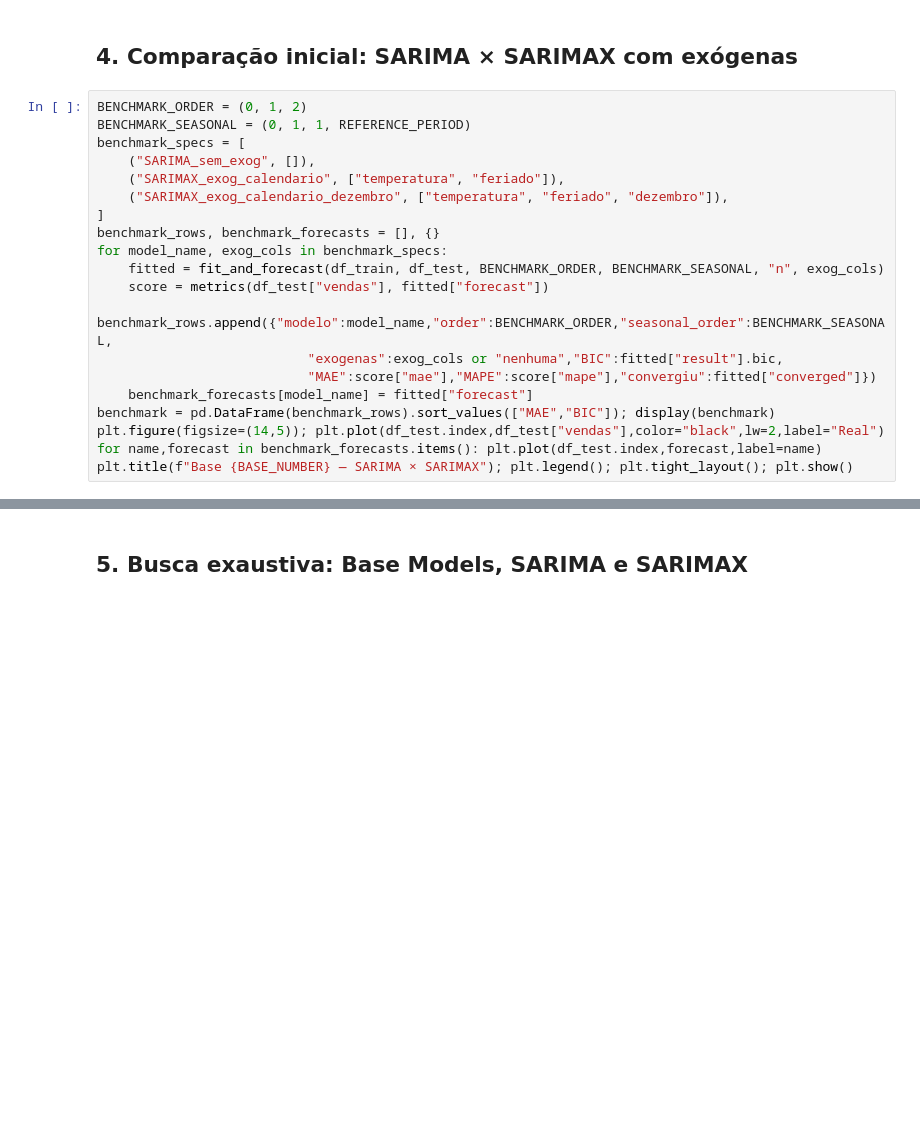
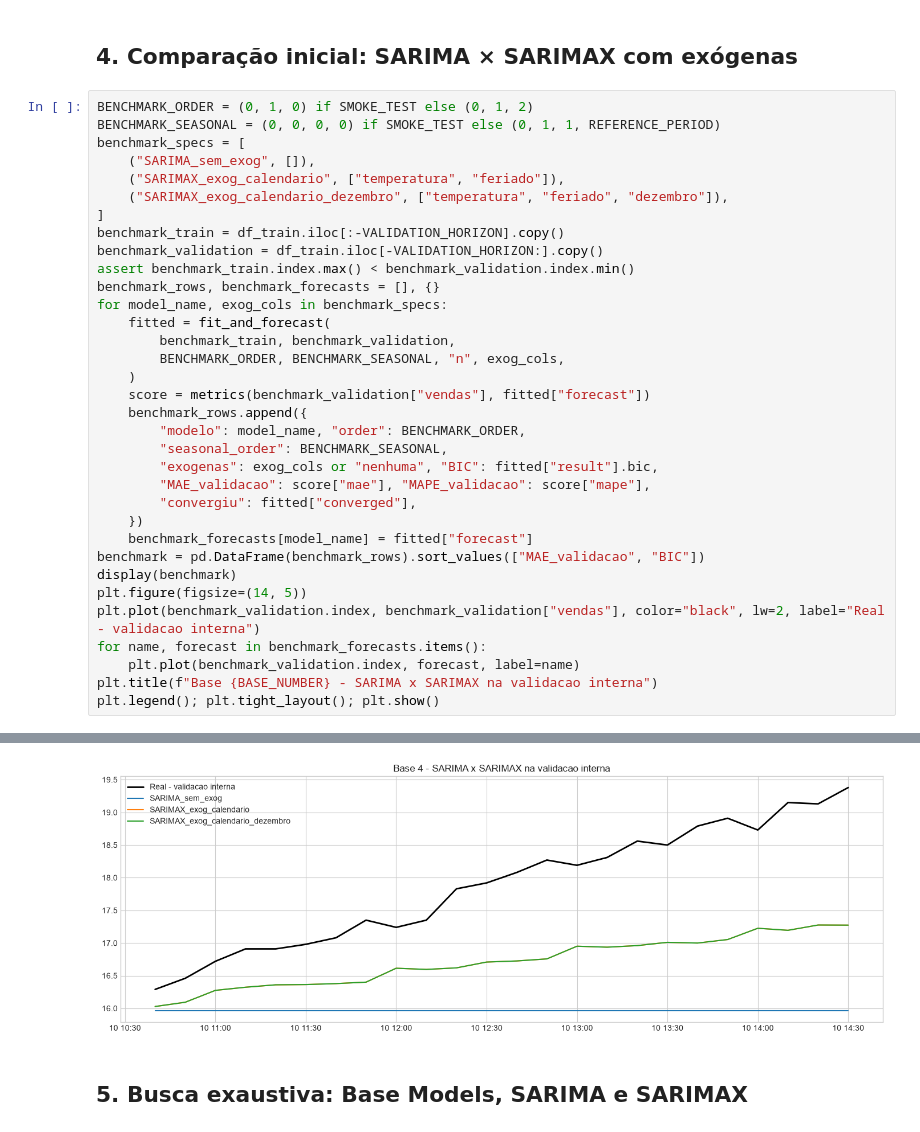
Before and after one commit to lemosriosl/TrabalhoDanielModelos, a Jupyter notebook: notebooks/base_04-grupo4_SARIMAX.ipynb, the cells around one changed output, grey strips where cells are left out. Cells and saved outputs as stored; diff of their text form; blank space fills up the shorter version.

```diff
--- a/notebooks/base_04-grupo4_SARIMAX.ipynb
+++ b/notebooks/base_04-grupo4_SARIMAX.ipynb
@@ -235,22 +288,37 @@ def fit_and_forecast(train,future,order,seasonal_order,trend="n",exog_cols=None)
 # %% [markdown]
 ## 4. Comparação inicial: SARIMA × SARIMAX com exógenas
 # %%
-BENCHMARK_ORDER = (0, 1, 2)
-BENCHMARK_SEASONAL = (0, 1, 1, REFERENCE_PERIOD)
+BENCHMARK_ORDER = (0, 1, 0) if SMOKE_TEST else (0, 1, 2)
+BENCHMARK_SEASONAL = (0, 0, 0, 0) if SMOKE_TEST else (0, 1, 1, REFERENCE_PERIOD)
 benchmark_specs = [
     ("SARIMA_sem_exog", []),
     ("SARIMAX_exog_calendario", ["temperatura", "feriado"]),
     ("SARIMAX_exog_calendario_dezembro", ["temperatura", "feriado", "dezembro"]),
 ]
+benchmark_train = df_train.iloc[:-VALIDATION_HORIZON].copy()
+benchmark_validation = df_train.iloc[-VALIDATION_HORIZON:].copy()
+assert benchmark_train.index.max() < benchmark_validation.index.min()
 benchmark_rows, benchmark_forecasts = [], {}
 for model_name, exog_cols in benchmark_specs:
-    fitted = fit_and_forecast(df_train, df_test, BENCHMARK_ORDER, BENCHMARK_SEASONAL, "n", exog_cols)
-    score = metrics(df_test["vendas"], fitted["forecast"])
-    benchmark_rows.append({"modelo":model_name,"order":BENCHMARK_ORDER,"seasonal_order":BENCHMARK_SEASONAL,
-                           "exogenas":exog_cols or "nenhuma","BIC":fitted["result"].bic,
-                           "MAE":score["mae"],"MAPE":score["mape"],"convergiu":fitted["converged"]})
+    fitted = fit_and_forecast(
+        benchmark_train, benchmark_validation,
+        BENCHMARK_ORDER, BENCHMARK_SEASONAL, "n", exog_cols,
+    )
+    score = metrics(benchmark_validation["vendas"], fitted["forecast"])
+    benchmark_rows.append({
+        "modelo": model_name, "order": BENCHMARK_ORDER,
+        "seasonal_order": BENCHMARK_SEASONAL,
+        "exogenas": exog_cols or "nenhuma", "BIC": fitted["result"].bic,
+        "MAE_validacao": score["mae"], "MAPE_validacao": score["mape"],
+        "convergiu": fitted["converged"],
+    })
     benchmark_forecasts[model_name] = fitted["forecast"]
-benchmark = pd.DataFrame(benchmark_rows).sort_values(["MAE","BIC"]); display(benchmark)
-plt.figure(figsize=(14,5)); plt.plot(df_test.index,df_test["vendas"],color="black",lw=2,label="Real")
-for name,forecast in benchmark_forecasts.items(): plt.plot(df_test.index,forecast,label=name)
-plt.title(f"Base {BASE_NUMBER} — SARIMA × SARIMAX"); plt.legend(); plt.tight_layout(); plt.show()
+benchmark = pd.DataFrame(benchmark_rows).sort_values(["MAE_validacao", "BIC"])
+display(benchmark)
+plt.figure(figsize=(14, 5))
+plt.plot(benchmark_validation.index, benchmark_validation["vendas"], color="black", lw=2, label="Real - validacao interna")
+for name, forecast in benchmark_forecasts.items():
+    plt.plot(benchmark_validation.index, forecast, label=name)
+plt.title(f"Base {BASE_NUMBER} - SARIMA x SARIMAX na validacao interna")
+plt.legend(); plt.tight_layout(); plt.show()
+# %% [output]
@@ -257,3 +329,4 @@ plt.title(f"Base {BASE_NUMBER} — SARIMA × SARIMAX"); plt.legend(); plt.tight_
+[figure, added]
 # %% [markdown]
 ## 5. Busca exaustiva: Base Models, SARIMA e SARIMAX
 # %%
```
Also changed, not shown: parts of 13 cells of this notebook, 42 other files.
